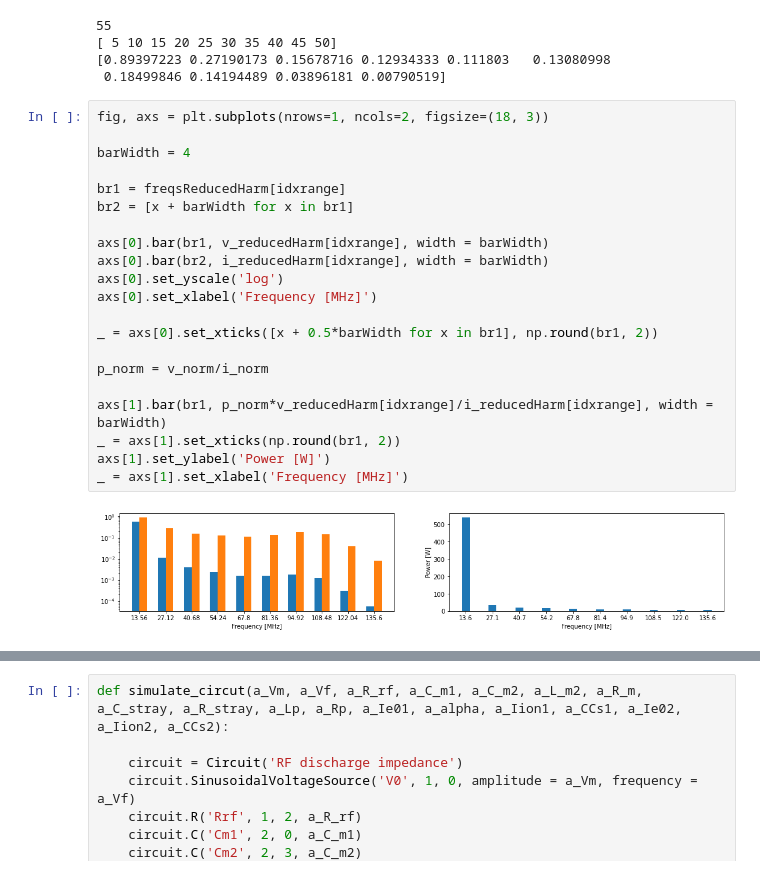
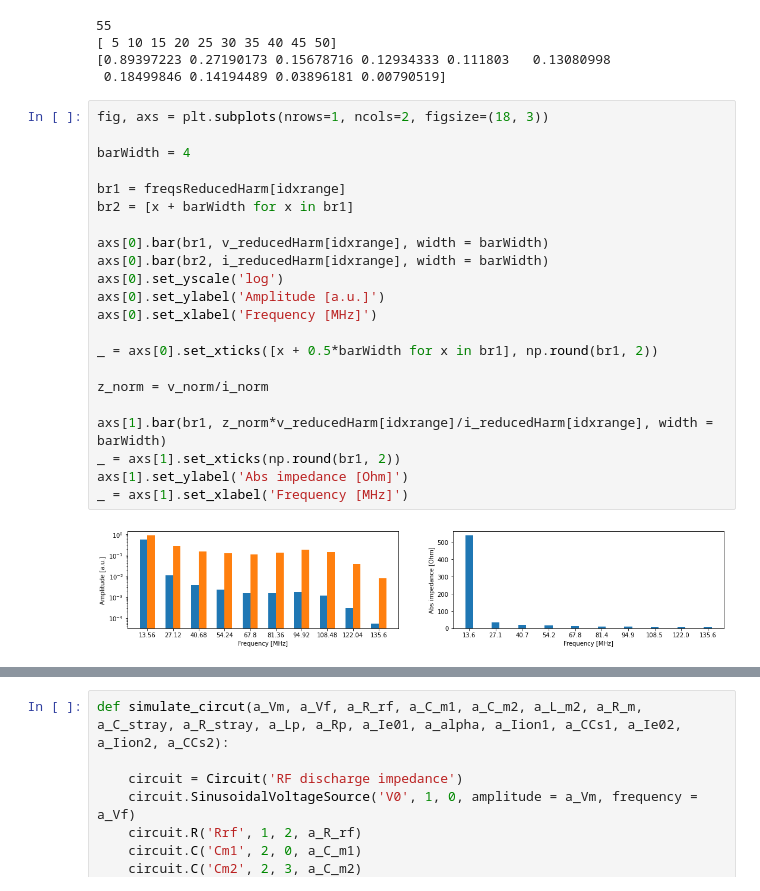
Before and after one commit to dsamsonov1/rf_plasma_impedance, a Jupyter notebook: rf_discharge_2.ipynb, the cells around one changed output, grey strips where cells are left out. Drawn from its saved outputs; the diff is of its cells as text.

```diff
--- a/rf_discharge_2.ipynb
+++ b/rf_discharge_2.ipynb
@@ -231,26 +238,27 @@ print(i_reducedHarm[idxrange])
 # %%
 fig, axs = plt.subplots(nrows=1, ncols=2, figsize=(18, 3))
 
 barWidth = 4
 
 br1 = freqsReducedHarm[idxrange]
 br2 = [x + barWidth for x in br1]
 
 axs[0].bar(br1, v_reducedHarm[idxrange], width = barWidth)
 axs[0].bar(br2, i_reducedHarm[idxrange], width = barWidth)
 axs[0].set_yscale('log')
+axs[0].set_ylabel('Amplitude [a.u.]')
 axs[0].set_xlabel('Frequency [MHz]')
 
 _ = axs[0].set_xticks([x + 0.5*barWidth for x in br1], np.round(br1, 2))
 
-p_norm = v_norm/i_norm
+z_norm = v_norm/i_norm
 
-axs[1].bar(br1, p_norm*v_reducedHarm[idxrange]/i_reducedHarm[idxrange], width = barWidth)
+axs[1].bar(br1, z_norm*v_reducedHarm[idxrange]/i_reducedHarm[idxrange], width = barWidth)
 _ = axs[1].set_xticks(np.round(br1, 2))
-axs[1].set_ylabel('Power [W]')
+axs[1].set_ylabel('Abs impedance [Ohm]')
 _ = axs[1].set_xlabel('Frequency [MHz]')
 # %% [output]
-[figure, old version]
+[figure, new version]
 # %%
 from scipy.integrate import trapezoid
 
```
Also changed, not shown: parts of 3 cells of this notebook.
